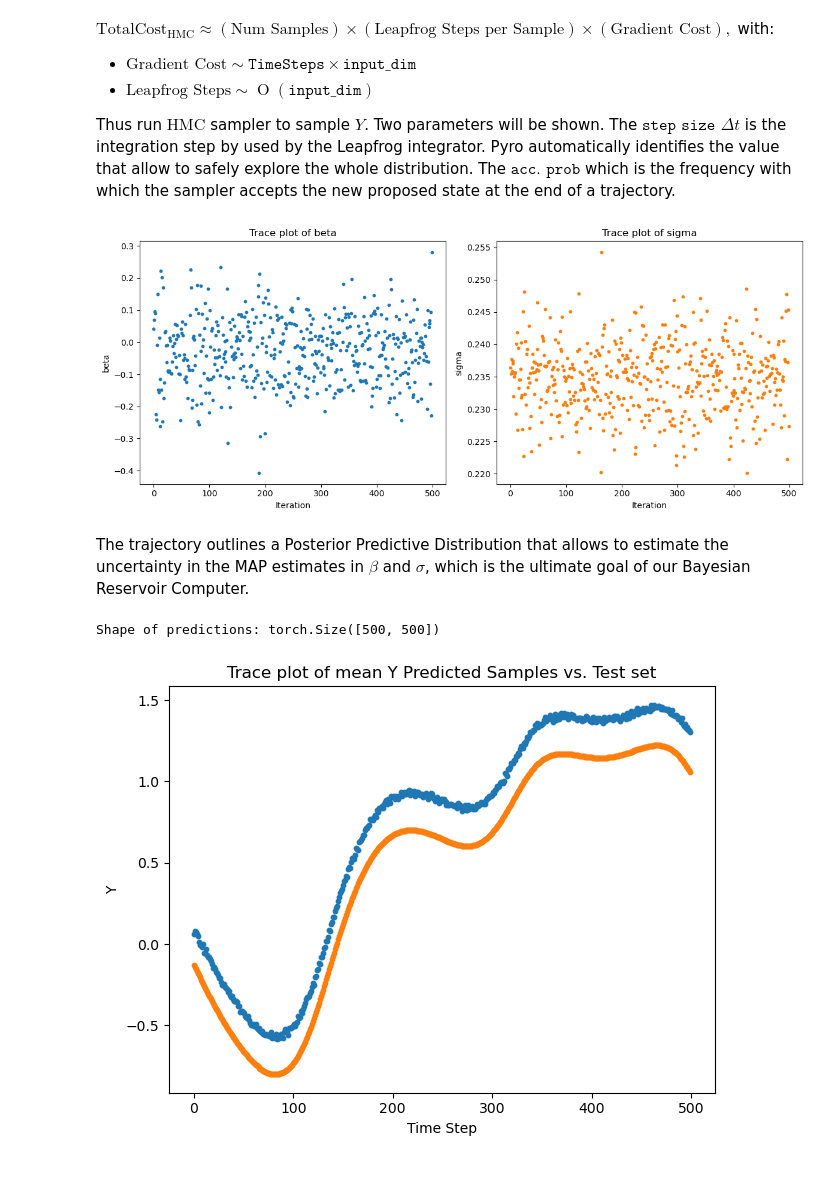
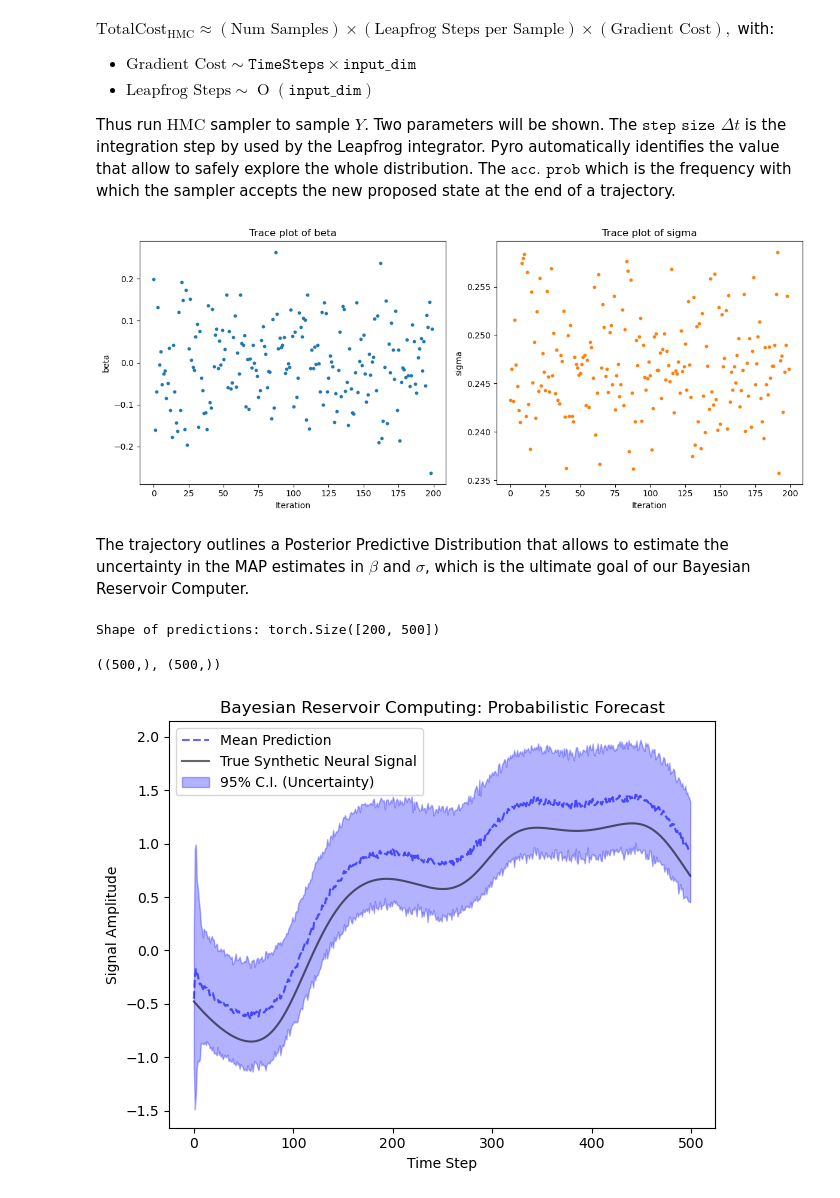
Before and after one commit to filippobezzi/Bayesian-Inference-in-High-Dimensional-Reservoir-Dynamics-for-Neural-Time-Series, a Jupyter notebook: pre-processing.ipynb, the cells around one changed output. Saved outputs shown, nothing was run; the diff lists cells and outputs as text; code cells hidden in the pictures.

```diff
--- a/pre-processing.ipynb
+++ b/pre-processing.ipynb
@@ -82,7 +82,7 @@ with:
 
 Thus run $\text{HMC}$ sampler to sample $Y$. Two parameters will be shown. The $\texttt{step size}\,\,\Delta t$ is the integration step by used by the Leapfrog integrator. Pyro automatically identifies the value that allow to safely explore the whole distribution. The $\texttt{acc. prob}$ which is the frequency with which the sampler accepts the new proposed state at the end of a trajectory.
 # %%
-num_samples = 500
+num_samples = 200
 
 nut_kernel = pyro.infer.NUTS(model)
 mcmc = pyro.infer.MCMC(nut_kernel, num_samples=num_samples, warmup_steps=200)
@@ -112,7 +112,7 @@ plt.title("Trace plot of sigma")
 plt.tight_layout()
 plt.show()
 # %% [output]
-[figure, old version]
+[figure, new version]
 # %%
 # import arviz as az
 # az.plot_trace(mcmc)
@@ -125,19 +125,36 @@ y_pred_samples = predictive(S_test_PCA, None)["obs"]
 
 print("Shape of predictions:", y_pred_samples.shape)
 # %% [output]
-Shape of predictions: torch.Size([500, 500])
+Shape of predictions: torch.Size([200, 500])
+# %%
+median_prediction = y_pred_samples.median(0)[0]
+mean_prediction = y_pred_samples.mean(0)
+std_prediction = y_pred_samples.std(0)
+
+# 95% Confidence Interval
+lower_bound = mean_prediction - 2 * std_prediction
+upper_bound = mean_prediction + 2 * std_prediction
+# %% [output]
+((500,), (500,))
 # %%
-iterations = np.arange(len(y_pred_samples.mean(0)))
-
 plt.figure(figsize=(12,5))
 
 plt.subplot(1,2,1)
-plt.scatter(iterations, y_pred_samples.mean(0), s=10, alpha=1)
-plt.scatter(iterations, Y_test, s=10, alpha=1)
+plt.plot(mean_prediction, "b--", alpha=0.6, label="Mean Prediction")
+plt.plot(Y_test, "k-", alpha=0.6, label="True Synthetic Neural Signal")
+plt.fill_between(
+    range(len(mean_prediction)),
+    lower_bound,
+    upper_bound,
+    color="blue",
+    alpha=0.3,
+    label="95% C.I. (Uncertainty)"
+)
 plt.xlabel("Time Step")
-plt.ylabel("Y")
-plt.title("Trace plot of mean Y Predicted Samples vs. Test set")
+plt.ylabel("Signal Amplitude")
+plt.title("Bayesian Reservoir Computing: Probabilistic Forecast")
 plt.tight_layout()
+plt.legend()
 plt.show()
 # %% [output]
-[figure, old version]
+[figure, new version]
```
Also changed, not shown: parts of 2 cells of this notebook.
